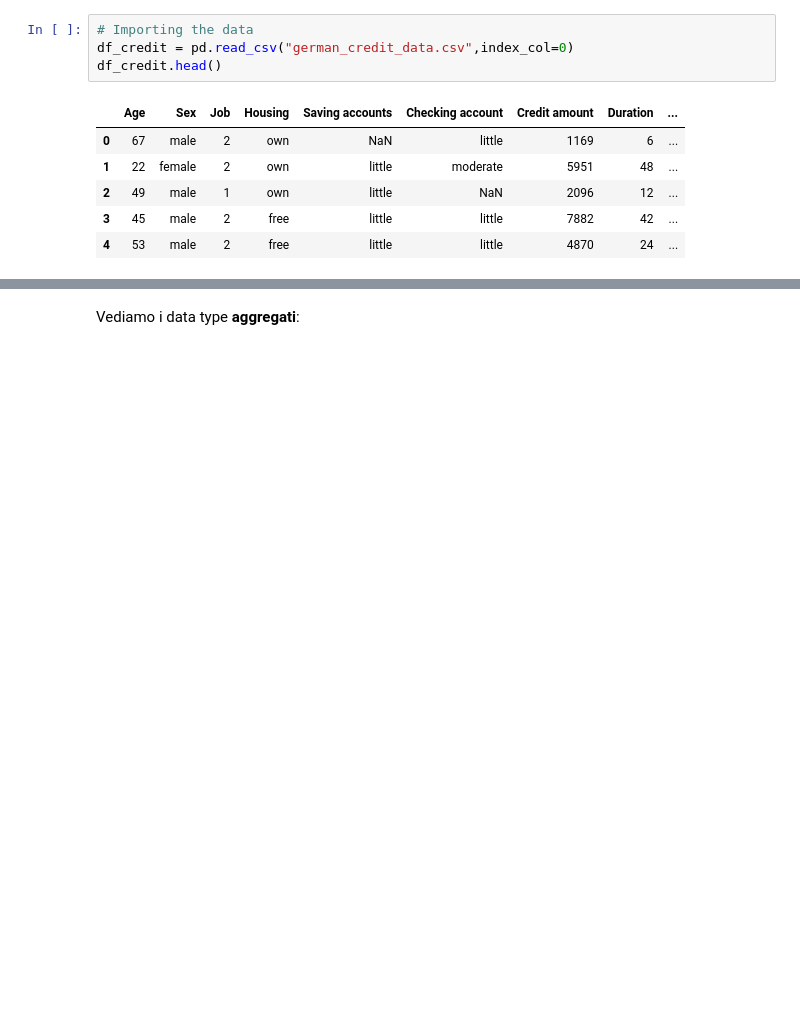
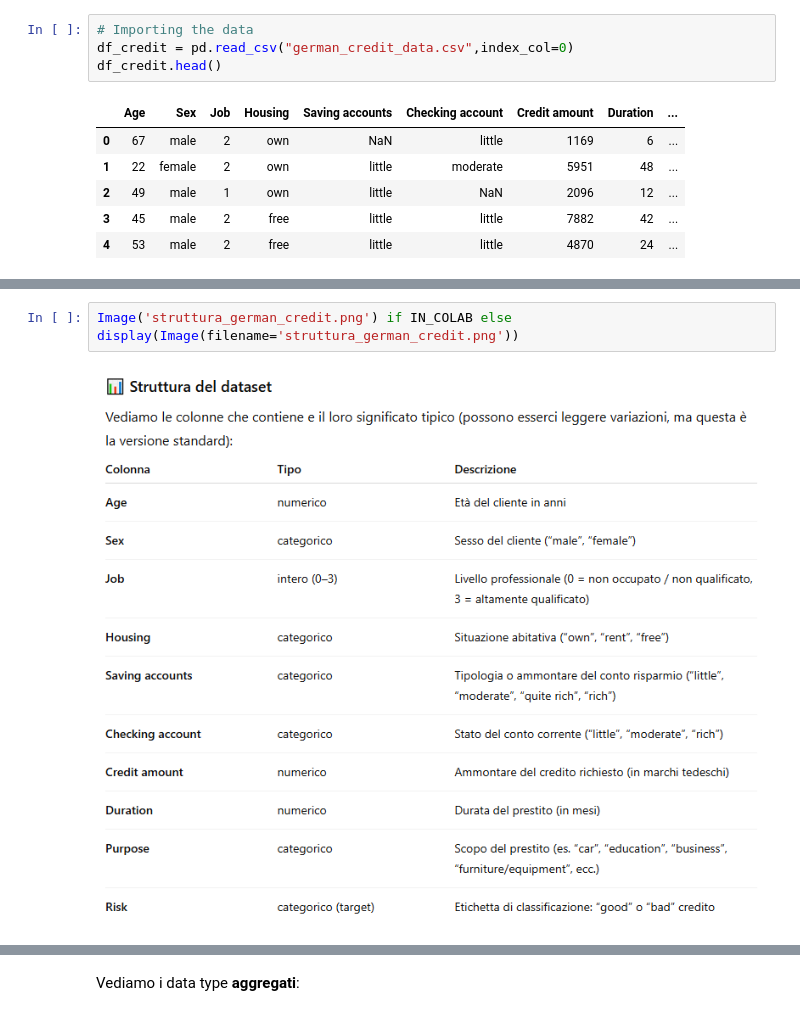
Before and after one commit to antonio-corsi/Repo-del-corso-Python-for-Data-Scientist, a Jupyter notebook: CART con German Credit.ipynb, the cells around one changed output, grey strips where cells are left out. Drawn from its saved outputs; the diff is of its cells as text; blank space fills up the shorter version.

```diff
--- a/CART con German Credit.ipynb
+++ b/CART con German Credit.ipynb
@@ -210,0 +302,4 @@ df_credit.head()
+# %%
+Image('struttura_german_credit.png') if IN_COLAB else display(Image(filename='struttura_german_credit.png'))
+# %% [output]
+[figure, added]
```
Also changed, not shown: parts of 174 cells of this notebook, 11 other files.
